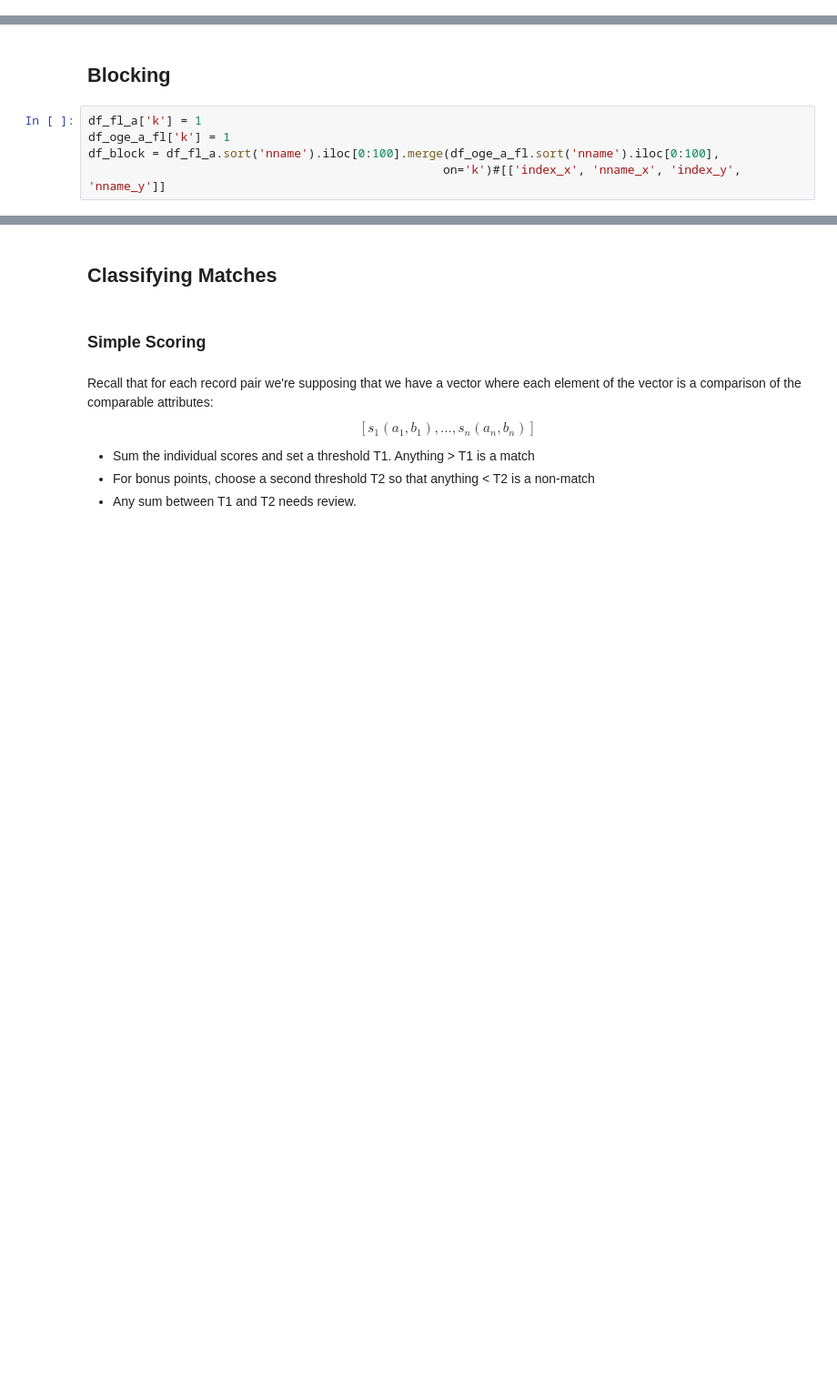
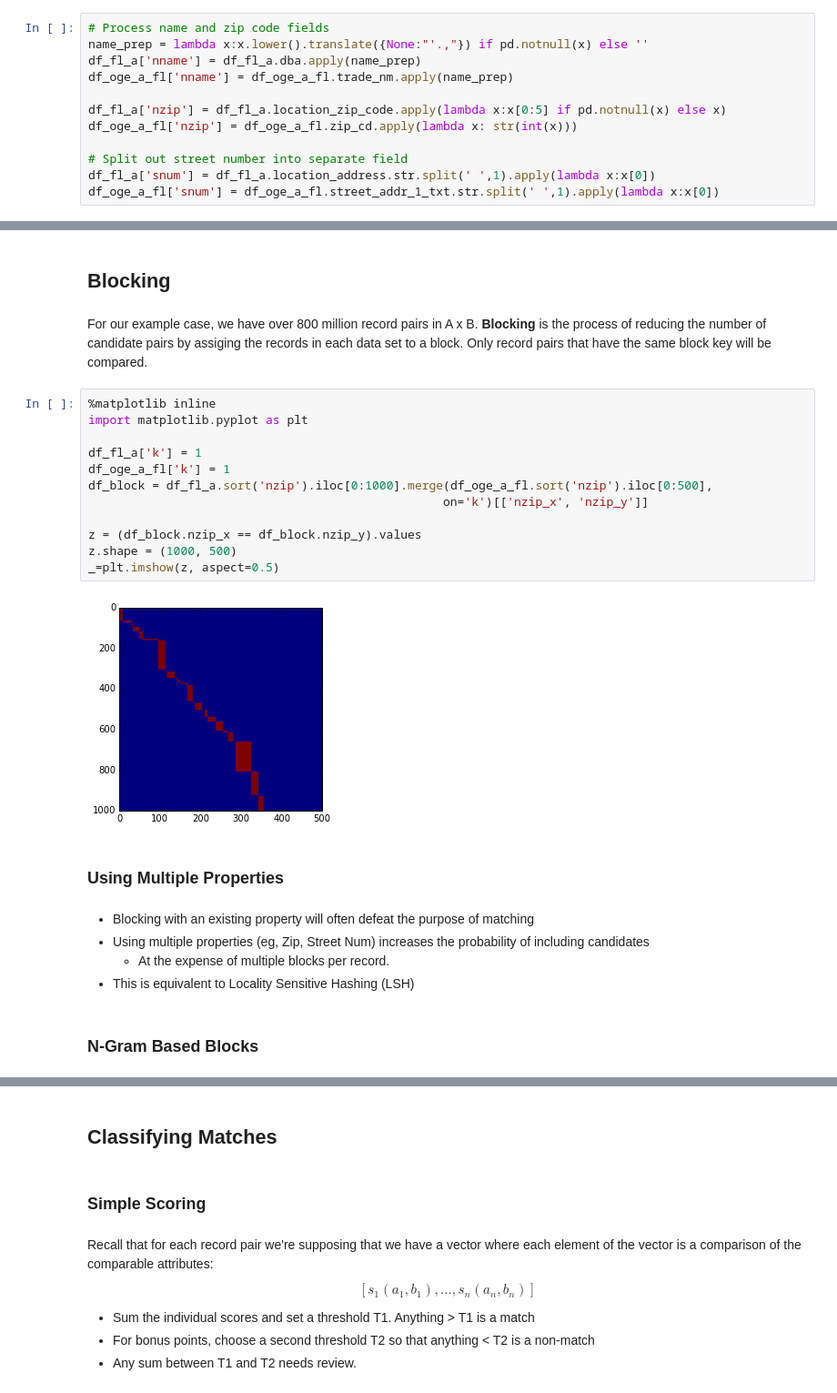
Before and after one commit to mikemull/Notebooks, a Jupyter notebook: PyDataNYCSlides.ipynb, the cells around one changed output, grey strips where cells are left out. Shown at 91% size. Drawn from its saved outputs; the diff is of its cells as text; blank space fills up the shorter version.

```diff
--- a/PyDataNYCSlides.ipynb
+++ b/PyDataNYCSlides.ipynb
@@ -251,4 +258,16 @@ So we end up with a comparison vector for each record.
 - Imputation
+# %%
+# Process name and zip code fields
+name_prep = lambda x:x.lower().translate({None:"'.,"}) if pd.notnull(x) else ''
+df_fl_a['nname'] = df_fl_a.dba.apply(name_prep)
+df_oge_a_fl['nname'] = df_oge_a_fl.trade_nm.apply(name_prep)
+
+df_fl_a['nzip'] = df_fl_a.location_zip_code.apply(lambda x:x[0:5] if pd.notnull(x) else x)
+df_oge_a_fl['nzip'] = df_oge_a_fl.zip_cd.apply(lambda x: str(int(x)))
+
+# Split out street number into separate field
+df_fl_a['snum'] = df_fl_a.location_address.str.split(' ',1).apply(lambda x:x[0])
+df_oge_a_fl['snum'] = df_oge_a_fl.street_addr_1_txt.str.split(' ',1).apply(lambda x:x[0])
 # %% [markdown]
 ### Approximate String Comparison
 # %% [markdown]
@@ -422,7 +514,27 @@ df_fl_a[df_fl_a.location_address=='39 S BENEVA RD']
 # %% [markdown]
 ## Blocking
+# %% [markdown]
+For our example case, we have over 800 million record pairs in A x B.  __Blocking__ is the process of reducing the number of candidate pairs by assiging the records in each data set to a block.  Only record pairs that have the same block key will be compared.
 # %%
+%matplotlib inline
+import matplotlib.pyplot as plt
+
 df_fl_a['k'] = 1
 df_oge_a_fl['k'] = 1
-df_block = df_fl_a.sort('nname').iloc[0:100].merge(df_oge_a_fl.sort('nname').iloc[0:100],
-                                                  on='k')#[['index_x', 'nname_x', 'index_y', 'nname_y']]
+df_block = df_fl_a.sort('nzip').iloc[0:1000].merge(df_oge_a_fl.sort('nzip').iloc[0:500],
+                                                  on='k')[['nzip_x', 'nzip_y']]
+
+z = (df_block.nzip_x == df_block.nzip_y).values
+z.shape = (1000, 500)
+_=plt.imshow(z, aspect=0.5)
+# %% [output]
+[figure, added]
+# %% [markdown]
+### Using Multiple Properties
+# %% [markdown]
+- Blocking with an existing property will often defeat the purpose of matching
+- Using multiple properties (eg, Zip, Street Num) increases the probability of including candidates
+  - At the expense of multiple blocks per record.
+- This is equivalent to Locality Sensitive Hashing (LSH)
+# %% [markdown]
+### N-Gram Based Blocks
```
Also changed, not shown: parts of 36 cells of this notebook, 1 other file.
